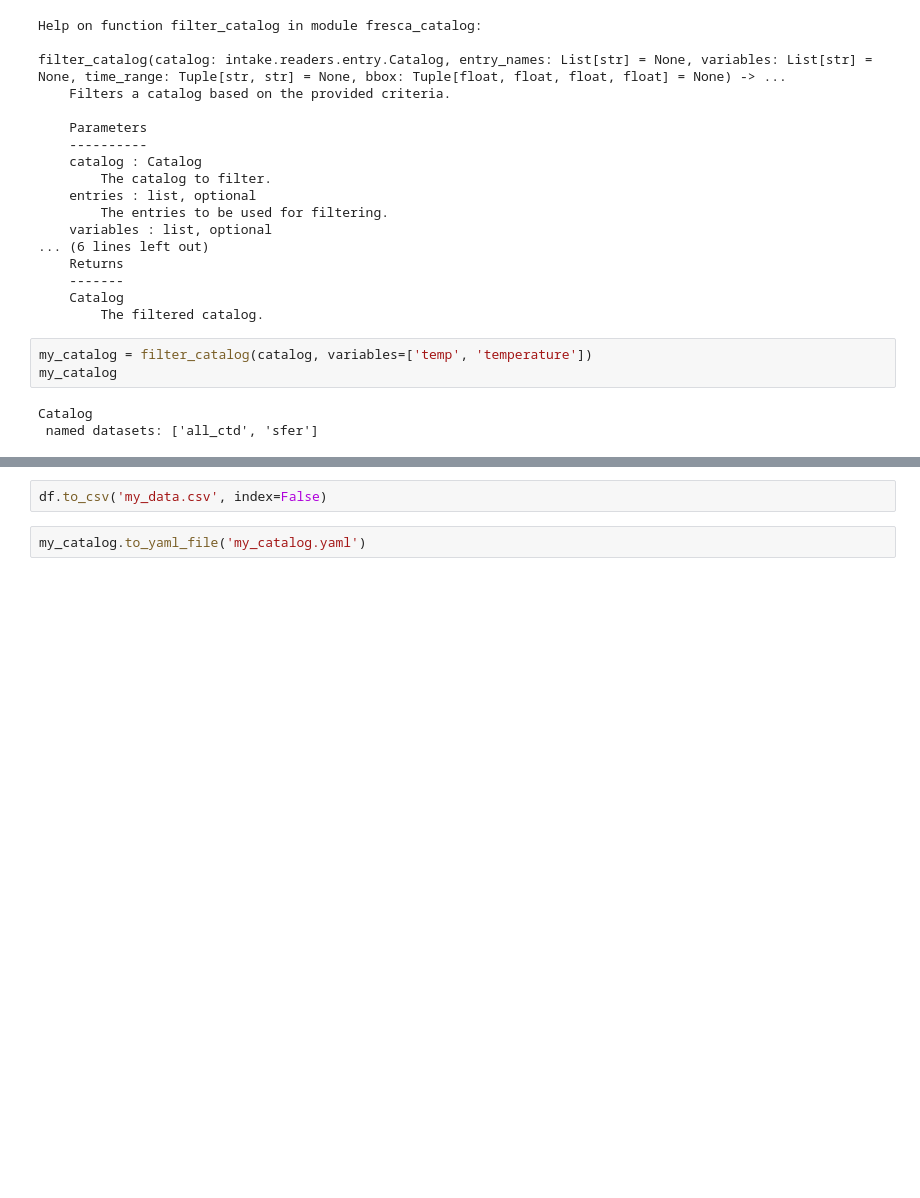
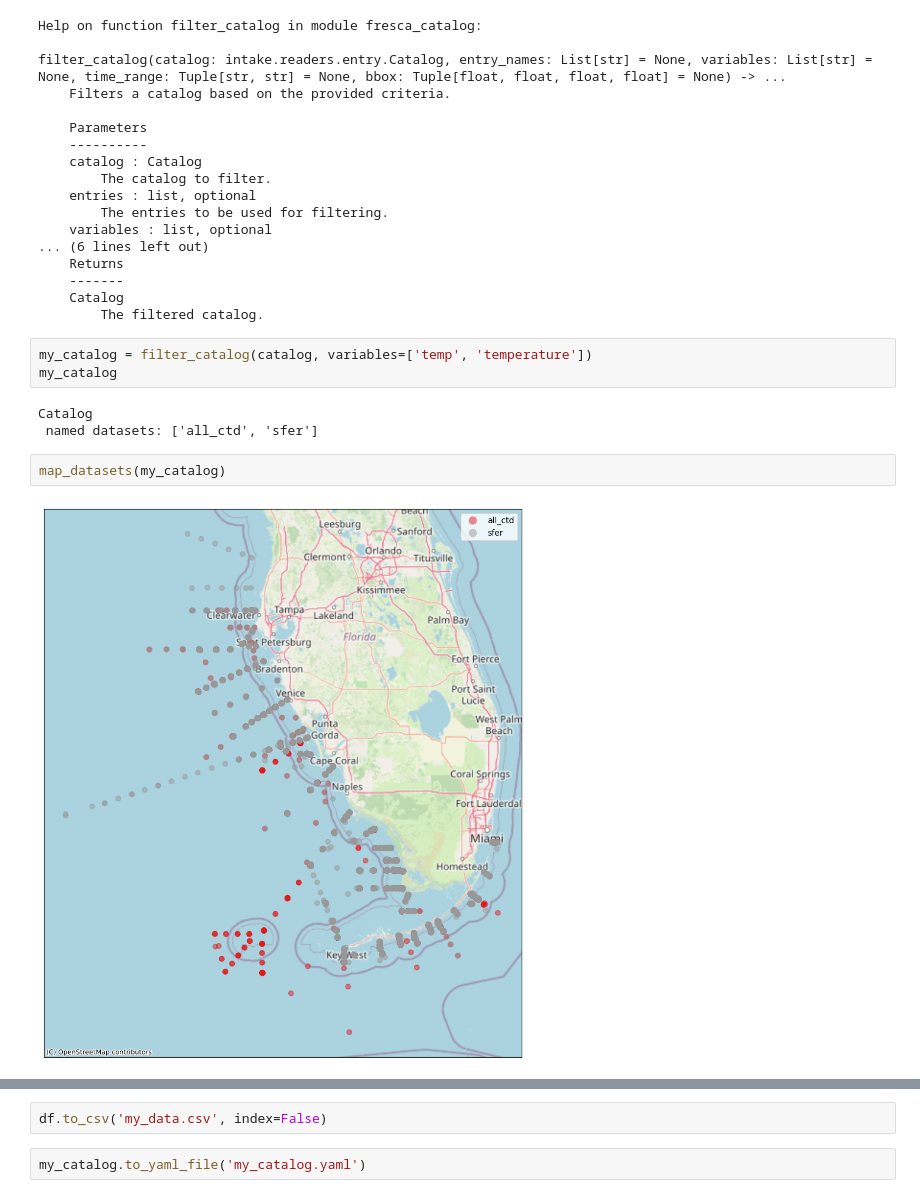
Before and after one commit to axiom-data-science/fresca-catalog, a Jupyter notebook: example.ipynb, the cells around one changed output, grey strips where cells are left out. Cells and saved outputs as stored; diff of their text form; blank space fills up the shorter version.

```diff
--- a/example.ipynb
+++ b/example.ipynb
@@ -67,3 +67,7 @@ my_catalog
 # %% [output]
 Catalog
  named datasets: ['all_ctd', 'sfer']
+# %%
+map_datasets(my_catalog)
+# %% [output]
+[figure, added]
```
Also changed, not shown: parts of 6 cells of this notebook.
